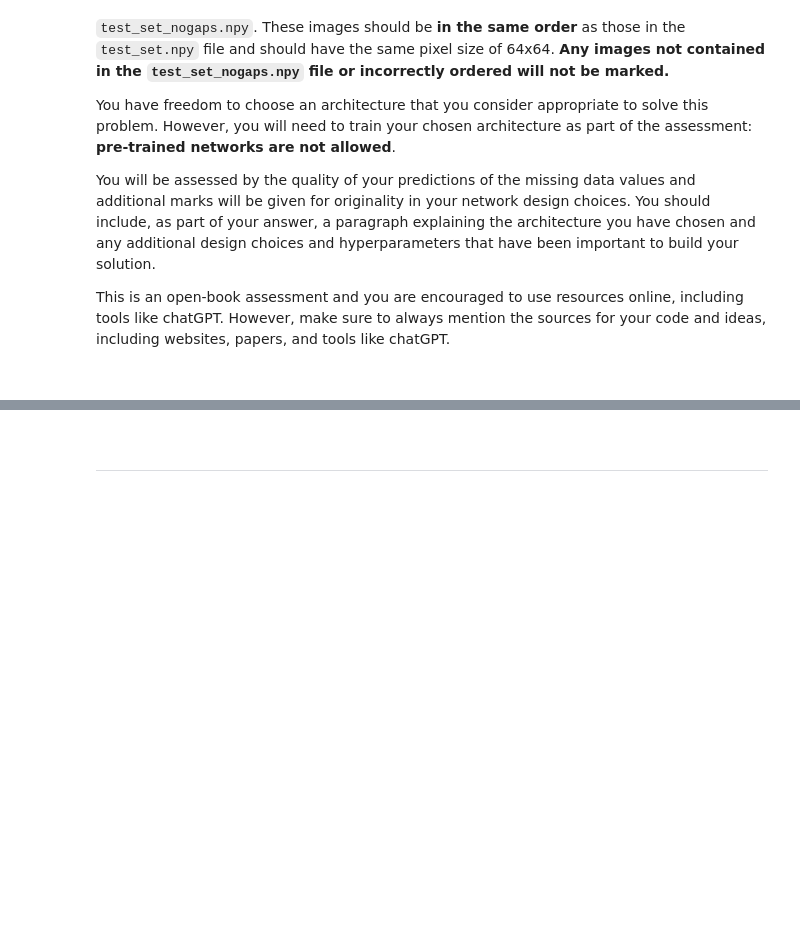
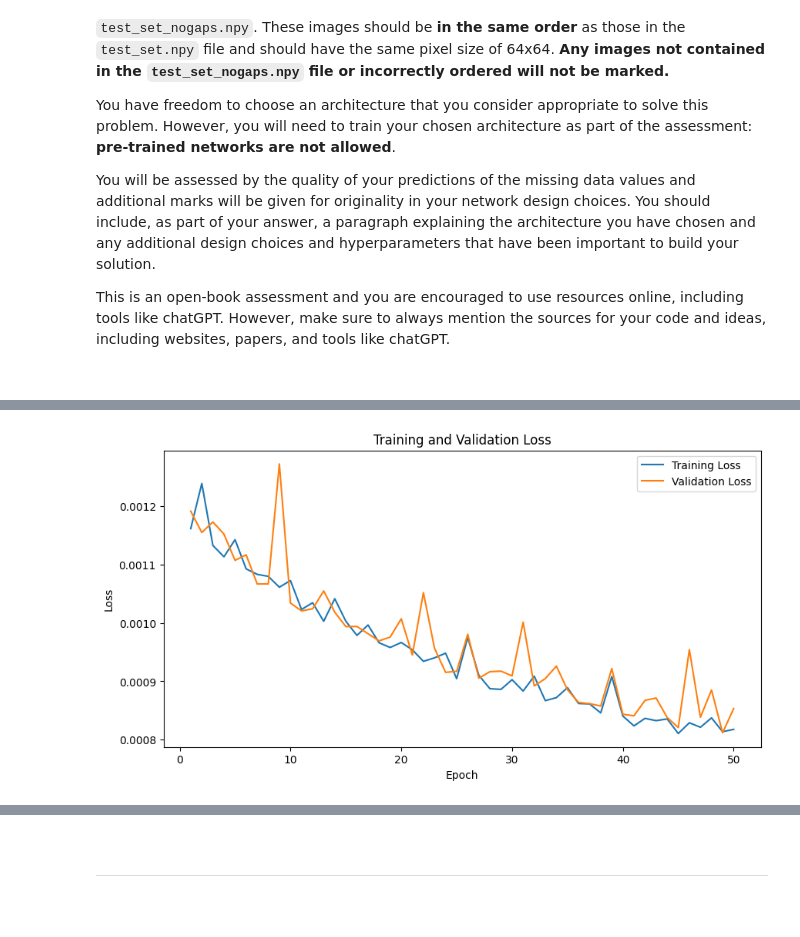
Before and after one commit to esemsc-peo23/introduction-to-python, a Jupyter notebook: Assessment.ipynb, the cells around one changed output, grey strips where cells are left out. Drawn from its saved outputs; the diff is of its cells as text; code cells hidden in the pictures; blank space fills up the shorter version.

```diff
--- a/Assessment.ipynb
+++ b/Assessment.ipynb
@@ -260,0 +261,5 @@ Populating the interactive namespace from numpy and matplotlib
+# %%
+# Converting val dataset to PyTorch tensors
+val_dataset = TensorDataset(torch.tensor(val_images_split, dtype=torch.float32).unsqueeze(1),
+                               torch.tensor(val_labels_split, dtype=torch.float32).unsqueeze(1))
+val_loader = DataLoader(val_dataset, batch_size=32, shuffle=True)
@@ -282,0 +359,58 @@ This is an open-book assessment and you are encouraged to use resources online,
+# %%
+#instantiating the model
+model = ImageInpaintingCNN()
+# %%
+#initialising the loss function and optimiser
+criterion = nn.MSELoss()
+
+optimizer = optim.Adam(model.parameters(), lr=0.001)
+# %%
+num_epochs = 50
+# %%
+#Training the model
+
+train_losses = []
+val_losses = []
+
+for epoch in range(num_epochs):
+    model.train()
+    running_train_loss = 0.0
+
+    for images, labels in train_loader:
+        optimizer.zero_grad()  # Reset gradients
+        outputs = model(images)  # Forward pass
+        loss = criterion(outputs, labels)  # Compute loss
+        loss.backward()  # Backpropagation
+        optimizer.step()  # Update weights
+        running_train_loss += loss.item()
+
+    # Compute average training loss for the epoch
+    avg_train_loss = running_train_loss / len(train_loader)
+    train_losses.append(avg_train_loss)
+
+    #Validation Phase
+    model.eval()
+    running_val_loss = 0.0
+
+    with torch.no_grad():
+        for val_images, val_labels in val_loader:
+            val_outputs = model(val_images)
+            val_loss = criterion(val_outputs, val_labels)  # Compute loss
+            running_val_loss += val_loss.item()
+
+    # Compute average validation loss for the epoch
+    avg_val_loss = running_val_loss / len(val_loader)
+    val_losses.append(avg_val_loss)
+
+    print(f"Epoch [{epoch+1}/{num_epochs}], Train Loss: {avg_train_loss:.4f}, Val Loss: {avg_val_loss:.4f}")
+
+# Plotting the losses
+plt.figure(figsize=(10, 5))
+plt.plot(range(1, num_epochs + 1), train_losses, label='Training Loss')
+plt.plot(range(1, num_epochs + 1), val_losses, label='Validation Loss')
+plt.xlabel('Epoch')
+plt.ylabel('Loss')
+plt.title('Training and Validation Loss')
+plt.legend()
+plt.show()
+# %% [output]
@@ -282,0 +434 @@ This is an open-book assessment and you are encouraged to use resources online,
+[figure, added]
```
Also changed, not shown: parts of 29 cells of this notebook.
